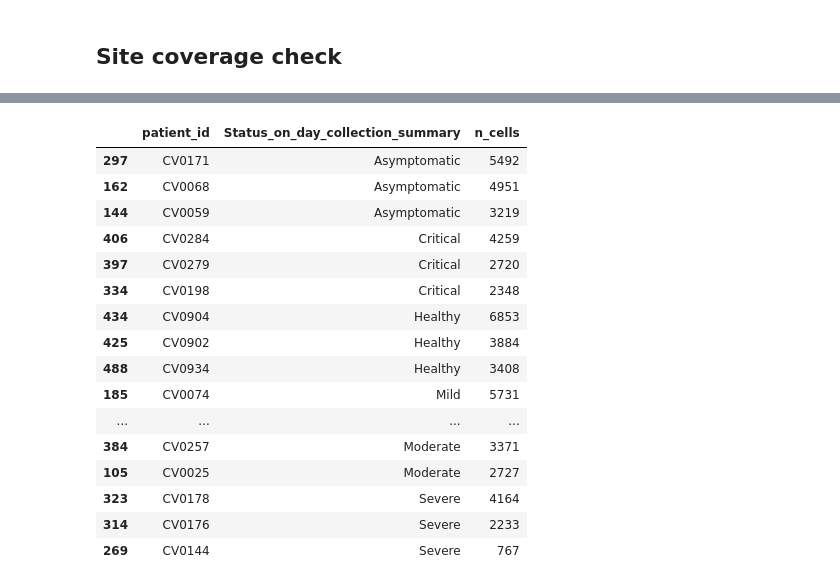
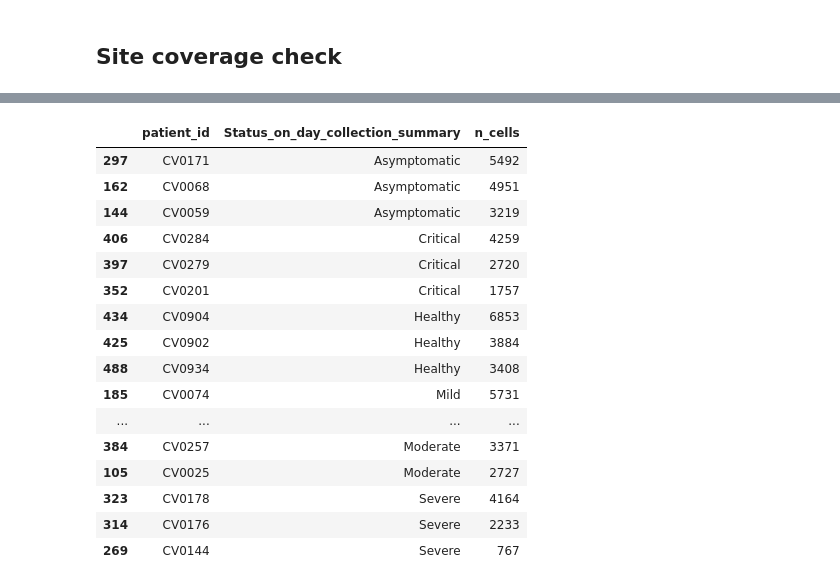
Before and after one commit to fshokor/covid-citeseq, a Jupyter notebook: notebooks/nb01_qc.ipynb, the cells around one changed output, grey strips where cells are left out. Saved outputs shown, nothing was run; the diff lists cells and outputs as text; code cells hidden in the pictures.

```diff
--- a/notebooks/nb01_qc.ipynb
+++ b/notebooks/nb01_qc.ipynb
@@ -531,33 +533,41 @@ display(site_tier_patients)
 | Ncl | 1 | 7 | 12 | 0 | 0 | 11 | 17 | 5 | ... |
 | Sanger | 0 | 2 | 0 | 0 | 0 | 3 | 3 | 0 | ... |
 # %%
+severity_col = 'Status_on_day_collection_summary'
+excluded_tiers = ['LPS_90mins', 'LPS_10hours']
+EXCLUDED_PATIENTS = ['CV0198']  # B_malignant-dominated (97.5%), not representative COVID biology
+
 SELECTED_SITE = 'Cambridge'
 N_PATIENTS_PER_TIER = 3
 
-site_obs = adata.obs[(adata.obs['Site'] == SELECTED_SITE) & (~adata.obs[severity_col].isin(excluded_tiers))]
+site_obs = adata.obs[
+    (adata.obs['Site'] == SELECTED_SITE)
+    & (~adata.obs[severity_col].isin(excluded_tiers))
+    & (~adata.obs['patient_id'].isin(EXCLUDED_PATIENTS))
+]
 
 tier_counts = (
     site_obs.groupby(['patient_id', severity_col])
     .size()
     .reset_index(name='n_cells')
 )
 tier_counts = tier_counts[tier_counts['n_cells'] > 0]
 
 selected = (
     tier_counts.sort_values('n_cells', ascending=False)
     .groupby(severity_col)
     .head(N_PATIENTS_PER_TIER)
     .sort_values([severity_col, 'n_cells'], ascending=[True, False])
 )
 display(selected)
 # %% [output]
 |  | patient_id | Status_on_day_collection_summary | n_cells |
 | 297 | CV0171 | Asymptomatic | 5492 |
 | 162 | CV0068 | Asymptomatic | 4951 |
 | 144 | CV0059 | Asymptomatic | 3219 |
 | 406 | CV0284 | Critical | 4259 |
 | 397 | CV0279 | Critical | 2720 |
-| 334 | CV0198 | Critical | 2348 |
+| 352 | CV0201 | Critical | 1757 |
 | 434 | CV0904 | Healthy | 6853 |
 | 425 | CV0902 | Healthy | 3884 |
 | 488 | CV0934 | Healthy | 3408 |
```
Also changed, not shown: parts of 6 cells of this notebook, 3 other files.
